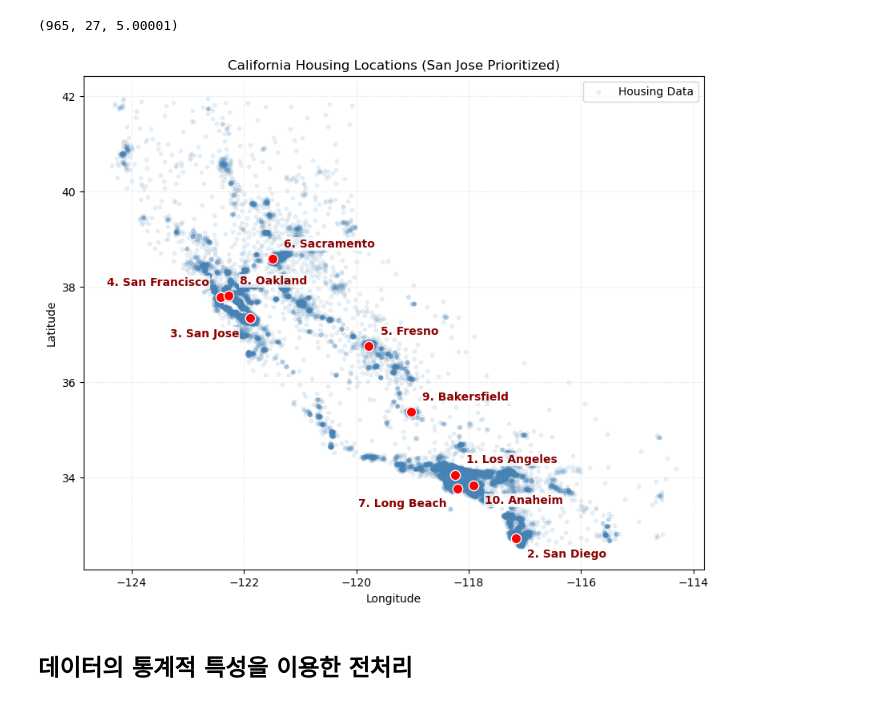
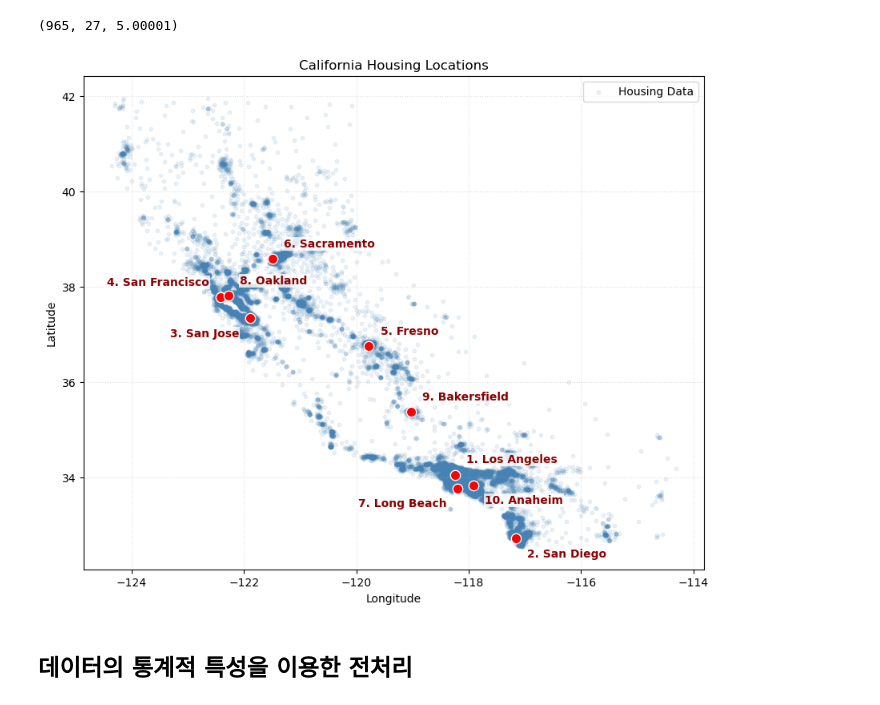
Before and after one commit to cherrima/hipython, a Jupyter notebook: Learning/12_california_housing.ipynb, the cells around one changed output. Cells and saved outputs as stored; diff of their text form; code cells hidden in the pictures.

```diff
--- a/Learning/12_california_housing.ipynb
+++ b/Learning/12_california_housing.ipynb
@@ -120,35 +120,35 @@ top_10_cities = {
     '6. Sacramento': [-121.4944, 38.5816, 'left', 'bottom', 10],
     '7. Long Beach': [-118.1937, 33.7701, 'right', 'top', 10],
     '8. Oakland': [-122.2711, 37.8044, 'left', 'bottom', 10],
     '9. Bakersfield': [-119.0187, 35.3733, 'left', 'bottom', 10],
     '10. Anaheim': [-117.9145, 33.8366, 'left', 'top', 10]
 }
 
 # 3. 시각화 루프
 for city, info in top_10_cities.items():
     lon, lat, ha, va, zo = info
 
     # 도시 포인트 (빨간 점)
     plt.scatter(lon, lat, color='red', s=80, edgecolors='white', zorder=zo)
 
     # 산호세(3번)를 왼쪽/위로 밀어 4, 8번과 겹치지 않게 조정
     dist = 0.2
     text_lon = lon - dist if ha == 'right' else lon + dist
     text_lat = lat - dist if va == 'top' else lat + dist
 
     plt.text(text_lon, text_lat, city,
              fontsize=10, fontweight='bold', color='darkred',
              ha=ha, va=va, zorder=zo + 1,  # 텍스트도 포인트보다 더 위에 오도록 설정
              bbox=dict(facecolor='white', alpha=0.8, edgecolor='none', pad=1))
 
 plt.xlabel('Longitude')
 plt.ylabel('Latitude')
-plt.title('California Housing Locations (San Jose Prioritized)')
+plt.title('California Housing Locations')
 plt.grid(True, linestyle=':', alpha=0.4)
 plt.legend(loc='upper right')
 plt.show()
 # %% [output]
-[figure, old version]
+[figure, new version]
 # %% [markdown]
 ## 데이터의 통계적 특성을 이용한 전처리
 # %%
```
